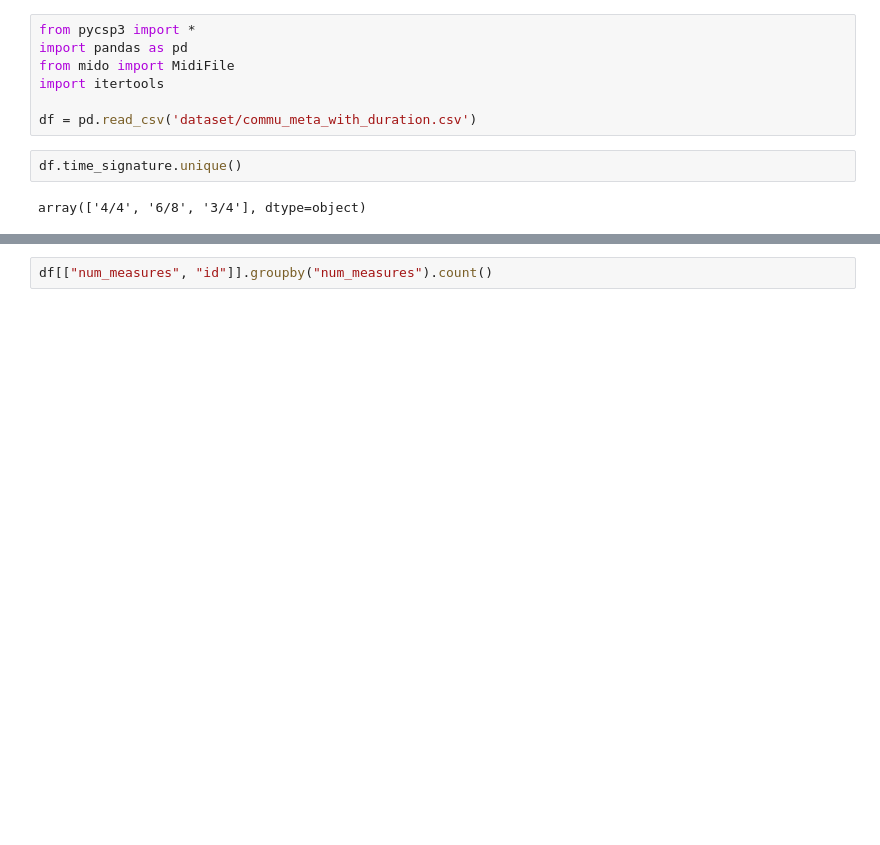
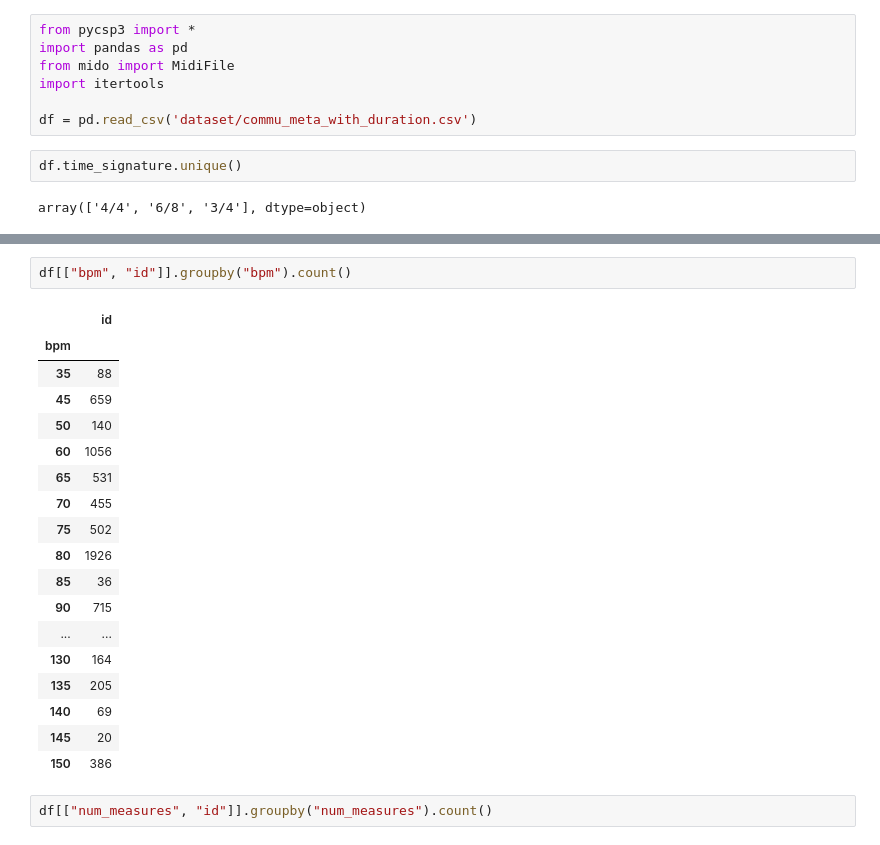
Before and after one commit to luigi-asprino/jammai, a Jupyter notebook: analysis.ipynb, the cells around one changed output, grey strips where cells are left out. Drawn from its saved outputs; the diff is of its cells as text; blank space fills up the shorter version.

```diff
--- a/analysis.ipynb
+++ b/analysis.ipynb
@@ -25,2 +51,23 @@ df[["track_role", "id"]].groupby("track_role").count()
+# %%
+df[["bpm", "id"]].groupby("bpm").count()
+# %% [output]
+|  | id |
+| bpm |  |
+| 35 | 88 |
+| 45 | 659 |
+| 50 | 140 |
+| 60 | 1056 |
+| 65 | 531 |
+| 70 | 455 |
+| 75 | 502 |
+| 80 | 1926 |
+| 85 | 36 |
+| 90 | 715 |
+| ... | ... |
+| 130 | 164 |
+| 135 | 205 |
+| 140 | 69 |
+| 145 | 20 |
+| 150 | 386 |
 # %%
 df[["num_measures", "id"]].groupby("num_measures").count()
```
Also changed, not shown: parts of 5 cells of this notebook, 2 other files.
